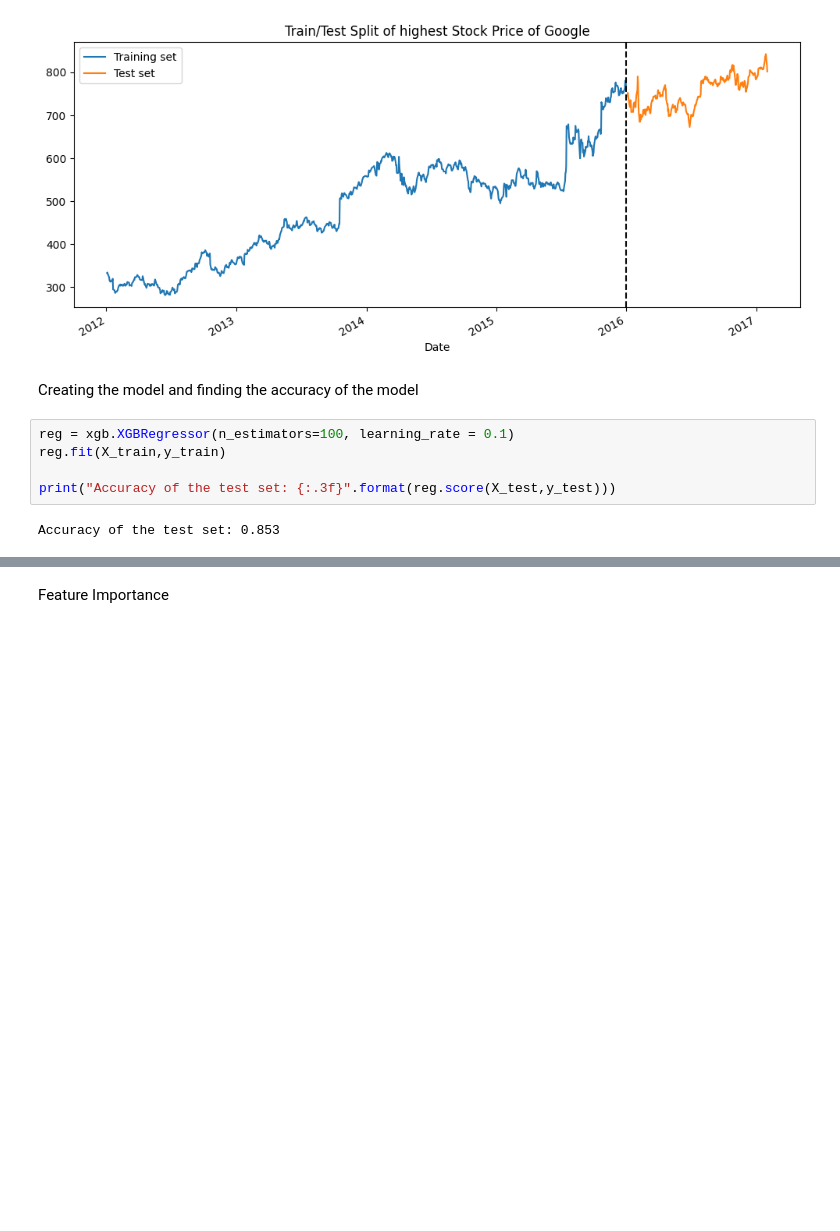
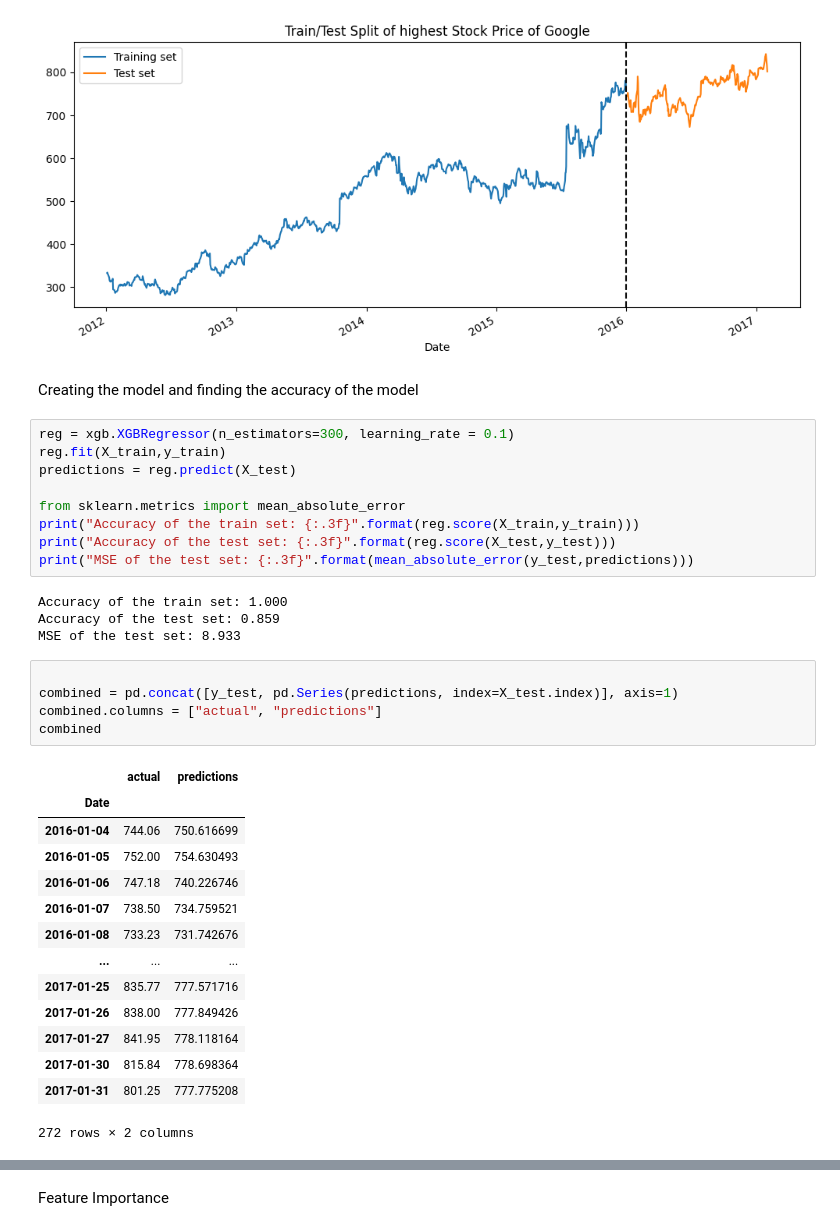
Before and after one commit to it21053528/Machine-learning, a Jupyter notebook: Stock price prediction/Google stock prediction.ipynb, the cells around one changed output, grey strips where cells are left out. Saved outputs shown, nothing was run; the diff lists cells and outputs as text; blank space fills up the shorter version.

```diff
--- a/Stock price prediction/Google stock prediction.ipynb
+++ b/Stock price prediction/Google stock prediction.ipynb
@@ -83,9 +83,35 @@ plt.show()
 # %% [markdown]
 Creating the model and finding the accuracy of the model
 # %%
-reg = xgb.XGBRegressor(n_estimators=100, learning_rate = 0.1)
+reg = xgb.XGBRegressor(n_estimators=300, learning_rate = 0.1)
 reg.fit(X_train,y_train)
+predictions = reg.predict(X_test)
 
+from sklearn.metrics import mean_absolute_error
+print("Accuracy of the train set: {:.3f}".format(reg.score(X_train,y_train)))
 print("Accuracy of the test set: {:.3f}".format(reg.score(X_test,y_test)))
+print("MSE of the test set: {:.3f}".format(mean_absolute_error(y_test,predictions)))
 # %% [output]
-Accuracy of the test set: 0.853
+Accuracy of the train set: 1.000
+Accuracy of the test set: 0.859
+MSE of the test set: 8.933
+# %%
+
+combined = pd.concat([y_test, pd.Series(predictions, index=X_test.index)], axis=1)
+combined.columns = ["actual", "predictions"]
+combined
+# %% [output]
+|  | actual | predictions |
+| Date |  |  |
+| 2016-01-04 | 744.06 | 750.616699 |
+| 2016-01-05 | 752.00 | 754.630493 |
+| 2016-01-06 | 747.18 | 740.226746 |
+| 2016-01-07 | 738.50 | 734.759521 |
+| 2016-01-08 | 733.23 | 731.742676 |
+| ... | ... | ... |
+| 2017-01-25 | 835.77 | 777.571716 |
+| 2017-01-26 | 838.00 | 777.849426 |
+| 2017-01-27 | 841.95 | 778.118164 |
+| 2017-01-30 | 815.84 | 778.698364 |
+| 2017-01-31 | 801.25 | 777.775208 |
+272 rows × 2 columns
```
Also changed, not shown: parts of 2 cells of this notebook, 5 other files.
